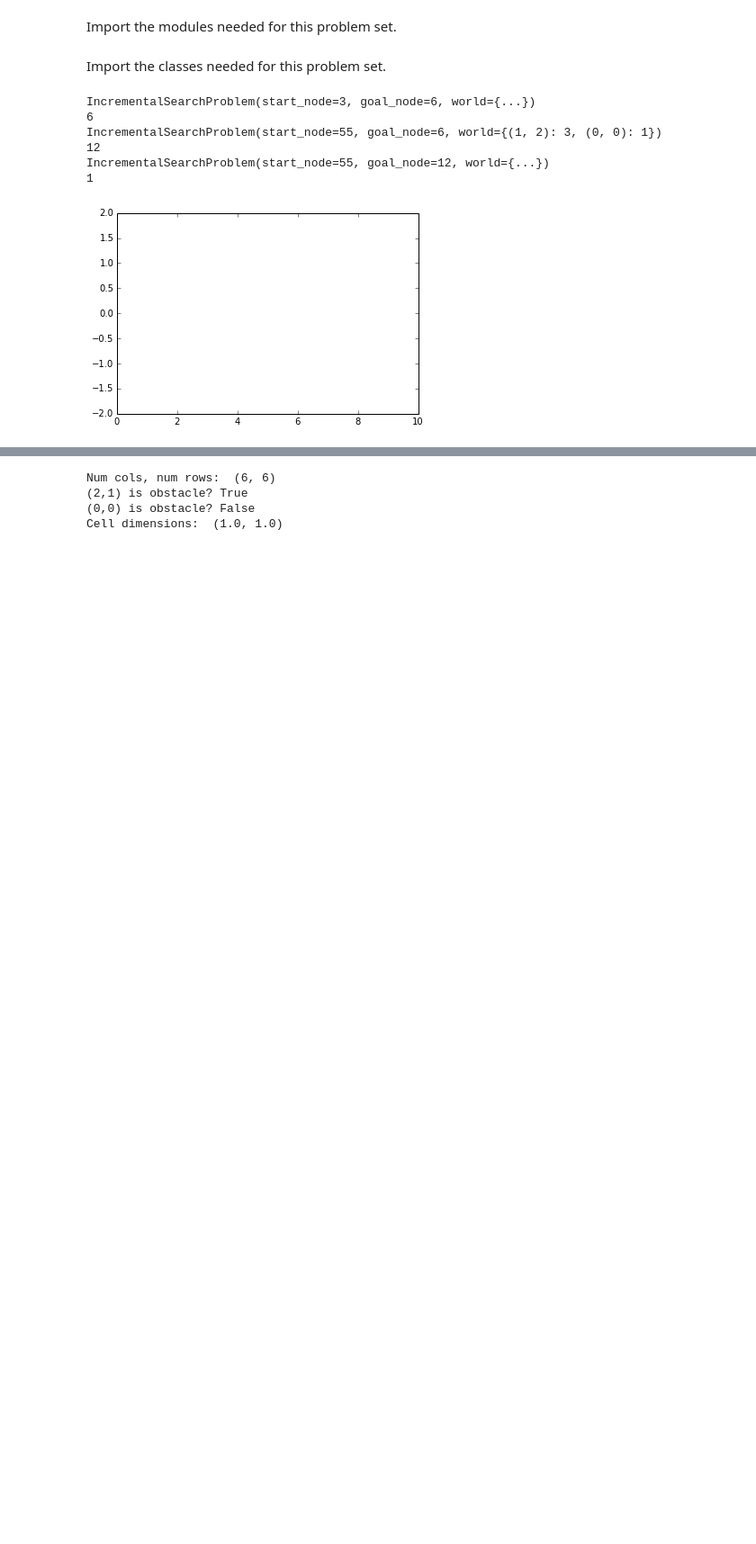
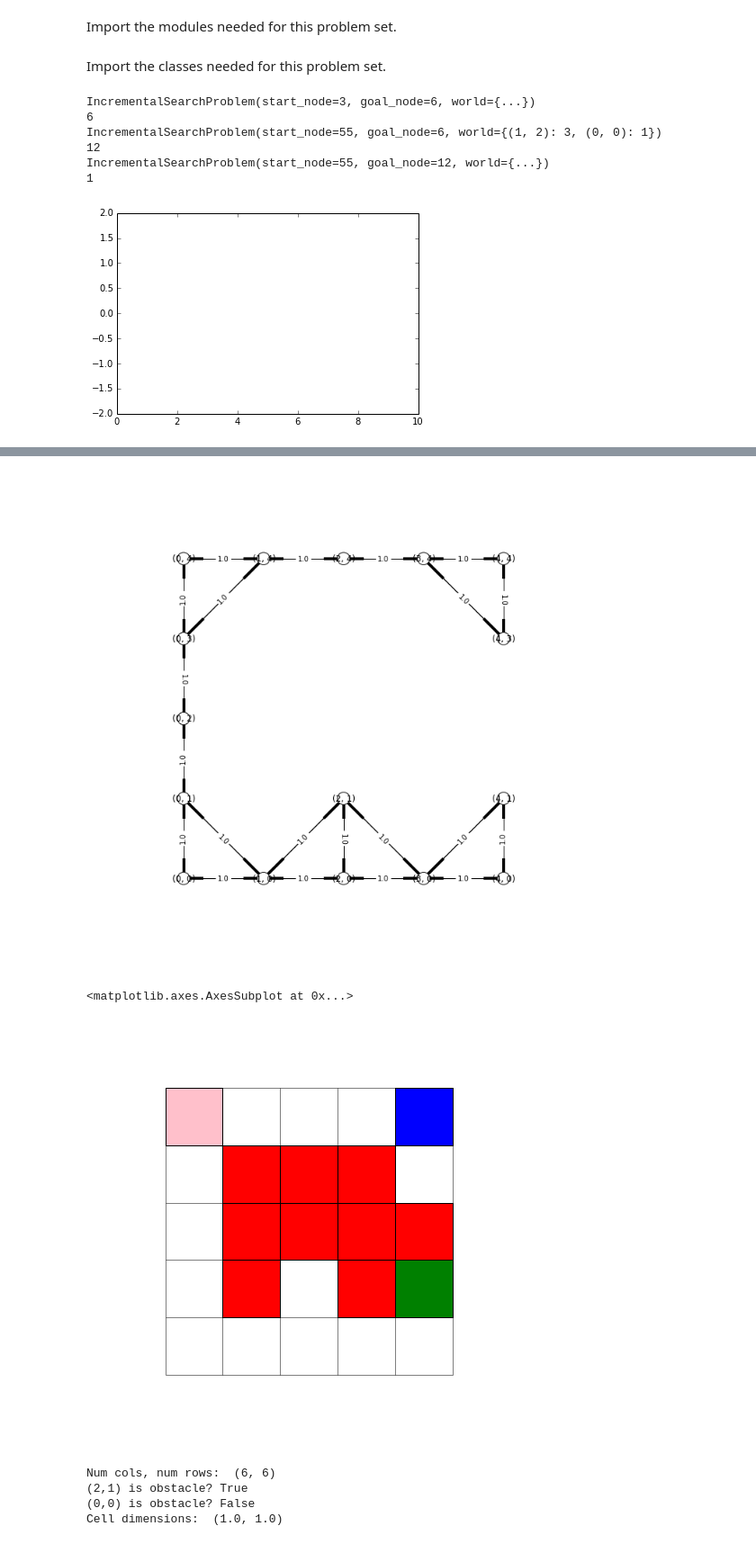
Before and after one commit to jakebarnwell/incremental-path-planning, a Jupyter notebook: code/Incremental_Path_Planning.ipynb, the cells around one changed output, grey strips where cells are left out. Shown at 90% size. Saved outputs shown, nothing was run; the diff lists cells and outputs as text; code cells hidden in the pictures; blank space fills up the shorter version.

```diff
--- a/code/Incremental_Path_Planning.ipynb
+++ b/code/Incremental_Path_Planning.ipynb
@@ -108,3 +100,28 @@ isp.draw_state(grid)
+# %%
+from grid import Grid
+# Test drawing a grid with lots of cool stuff...
+
+grid_str = """R 0 0 0 S
+              0 1 1 1 0
+              0 1 1 1 1
+              0 1 0 1 G
+              0 0 0 0 0"""
+grid = Grid.create_from_str(grid_str)
+
+
+graph = grid.to_graph()
+
+graph.draw()
+grid.draw()
+
+
+
+#isp = IncrementalSearchProblem(world, 3, 6)
+#isp.draw_state(grid)
+# %% [output]
+[figure, added]
+<matplotlib.axes.AxesSubplot at 0x...>
+[figure, added]
 # %%
 # Create grid from text.
 # 1: obstacle, 0: free region
```
Also changed, not shown: parts of 2 cells of this notebook, 2 other files.
